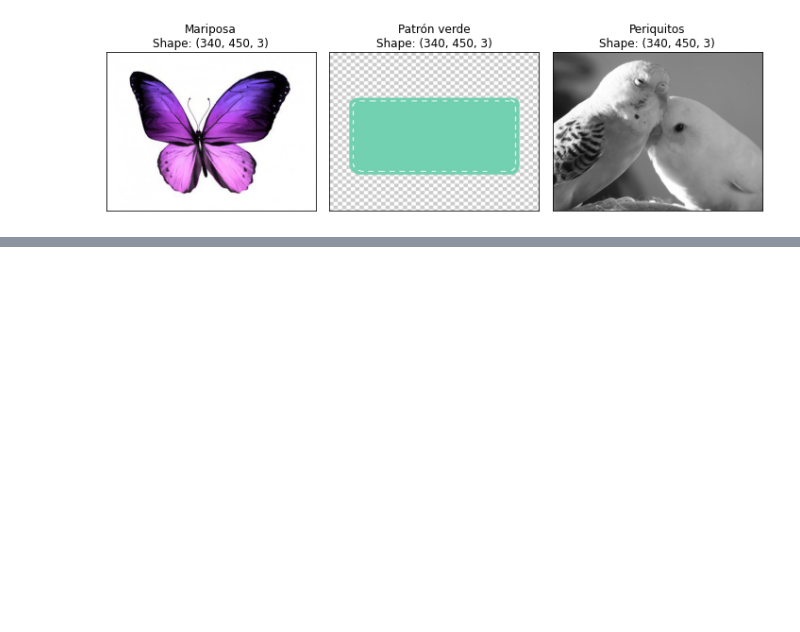
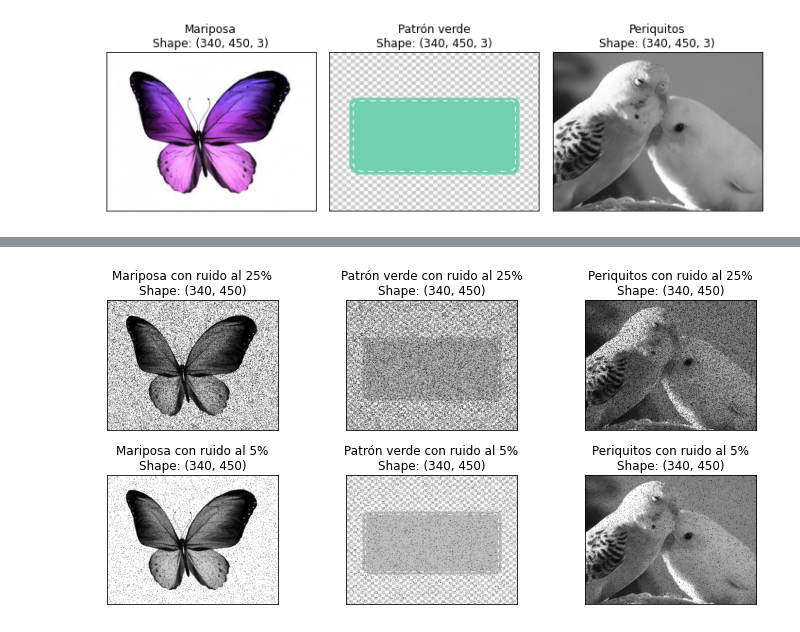
Before and after one commit to JonathanMartignon/LicenciaturaCienciaDeDatos, a Jupyter notebook: Computacion_Estadistica/Proyecto/Proyecto_Martiñon.ipynb, the cells around one changed output, grey strips where cells are left out. Cells and saved outputs as stored; diff of their text form; code cells hidden in the pictures; blank space fills up the shorter version.

```diff
--- a/Computacion_Estadistica/Proyecto/Proyecto_Martiñon.ipynb
+++ b/Computacion_Estadistica/Proyecto/Proyecto_Martiñon.ipynb
@@ -275,0 +373,36 @@ plt.show()
+# %%
+butter_noise_25 = preprocesa(ruta = "Data/butterfly.jpg")
+pattern_noise_25 = preprocesa(ruta = "Data/pattern-green.jpg")
+periquitos_noise_25 = preprocesa(ruta = "Data/periquitos.jpg")
+# %%
+butter_noise_10 = preprocesa(ruta = "Data/butterfly.jpg", porcentaje=5.0)
+pattern_noise_10 = preprocesa(ruta = "Data/pattern-green.jpg", porcentaje=5.0)
+periquitos_noise_10 = preprocesa(ruta = "Data/periquitos.jpg", porcentaje=5.0)
+# %%
+plt.figure(figsize=(10,5))
+
+plt.subplot(2,3,1)
+muestra_imagen(imagen = butter_noise_25, title = "Mariposa con ruido al 25%")
+
+plt.subplot(2,3,2)
+muestra_imagen(imagen = pattern_noise_25, title = "Patrón verde con ruido al 25%")
+
+plt.subplot(2,3,3)
+muestra_imagen(imagen = periquitos_noise_25, title = "Periquitos con ruido al 25%")
+
+
+plt.subplot(2,3,4)
+muestra_imagen(imagen = butter_noise_10, title = "Mariposa con ruido al 5%")
+
+plt.subplot(2,3,5)
+muestra_imagen(imagen = pattern_noise_10, title = "Patrón verde con ruido al 5%")
+
+plt.subplot(2,3,6)
+muestra_imagen(imagen = periquitos_noise_10, title = "Periquitos con ruido al 5%")
+
+
+plt.tight_layout()
+# plt.savefig("./Ruido_comparacion.png",format="png", bbox_inches='tight')
+plt.show()
+# %% [output]
+[figure, added]
```
Also changed, not shown: parts of 21 cells of this notebook.
